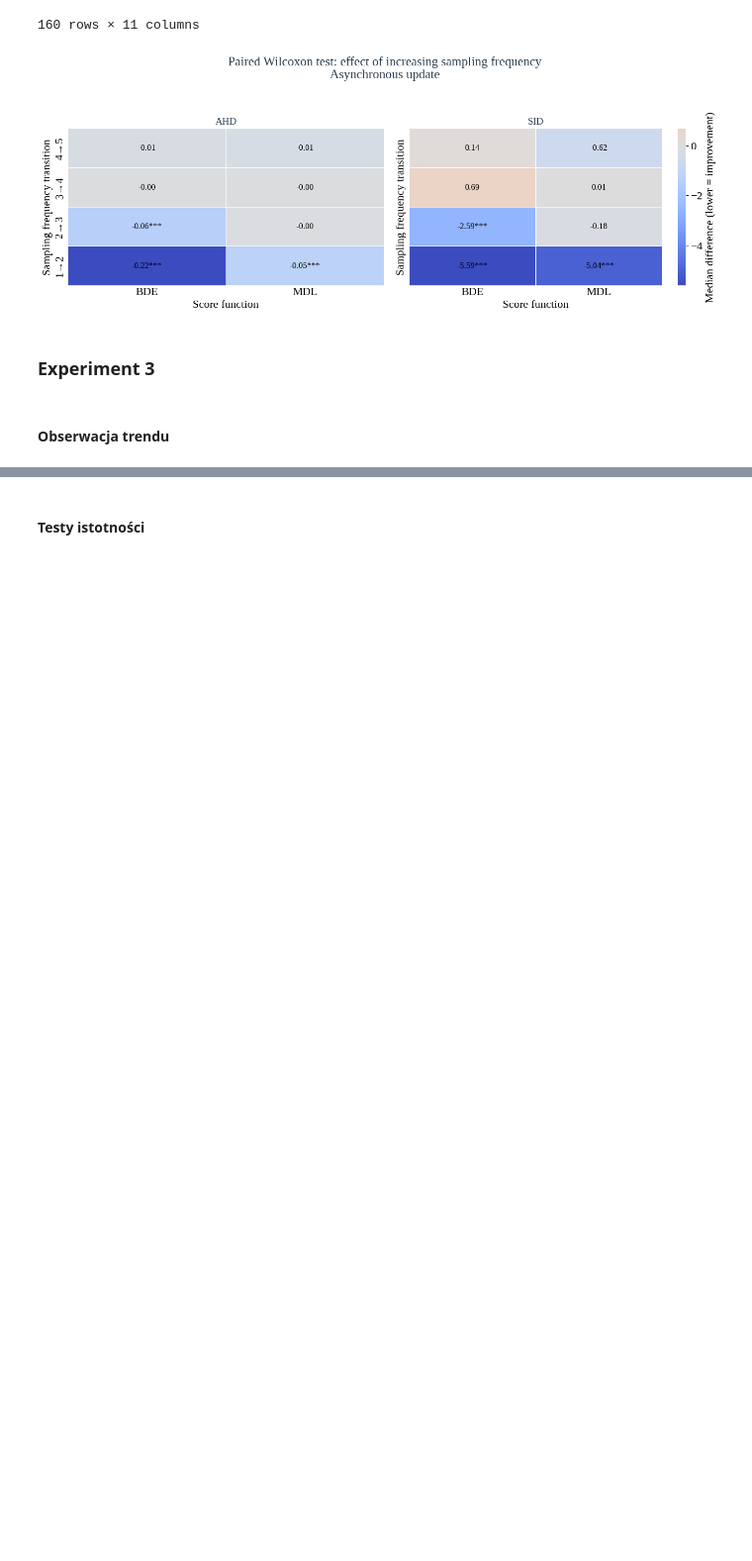
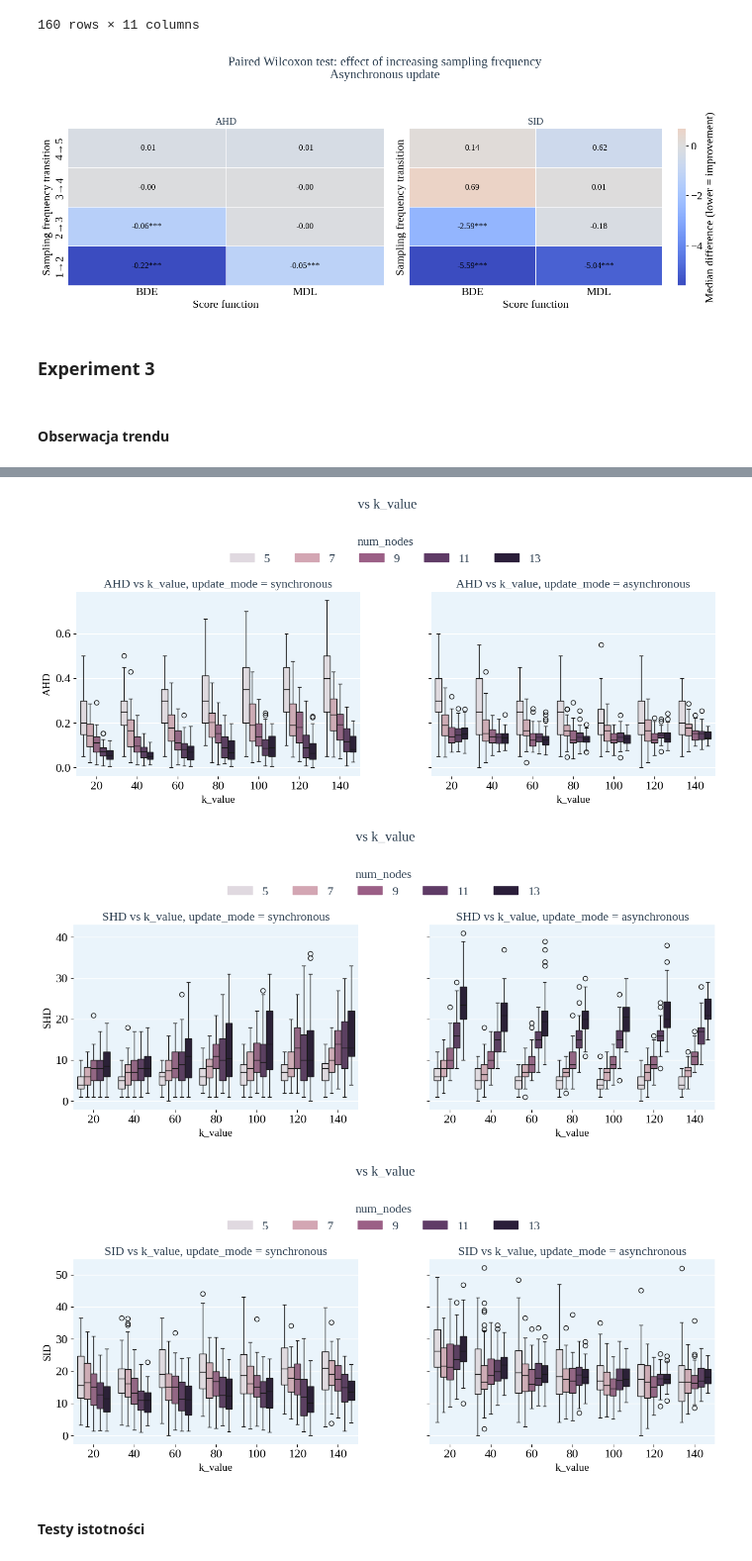
Before and after one commit to maxi7524/SAD2_final_project, a Jupyter notebook: notebooks/notebook_report.ipynb, the cells around one changed output, grey strips where cells are left out. Shown at 99% size. Saved outputs shown, nothing was run; the diff lists cells and outputs as text; code cells hidden in the pictures; blank space fills up the shorter version.

```diff
--- a/notebooks/notebook_report.ipynb
+++ b/notebooks/notebook_report.ipynb
@@ -1065,2 +1083,17 @@ plt.show()
+# %%
+plot_grouped_boxplots(
+    df=pd.concat([dfs, dfa], axis=0),
+    group_col=None,                       # ← kluczowe
+    x_col="k_value",
+    y_cols=["AHD", "SHD", "SID"],
+    hue_col="num_nodes",
+    facet_col="update_mode",              # ← porównanie sync vs async
+    facet_levels=["synchronous", "asynchronous"], #
+    main_title=" vs k_value",
+)
+# %% [output]
+[figure, added]
+[figure, added]
+[figure, added]
 # %% [markdown]
 #### Testy istotności
```
Also changed, not shown: parts of 20 cells of this notebook.
